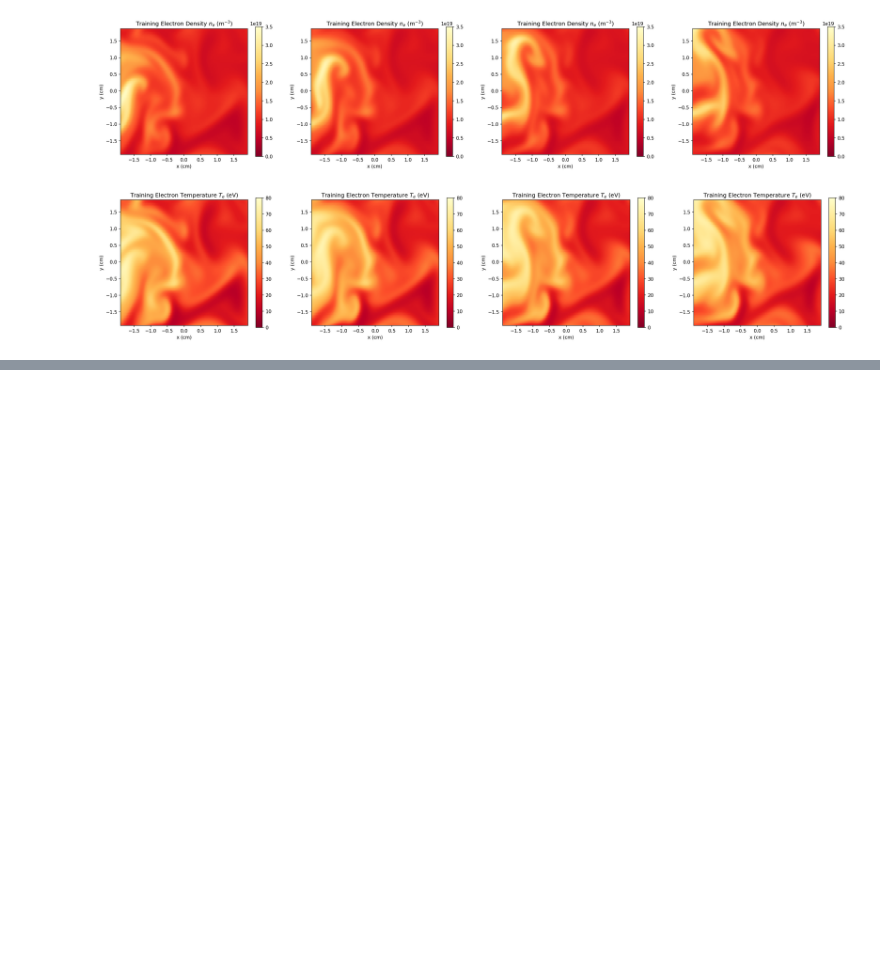
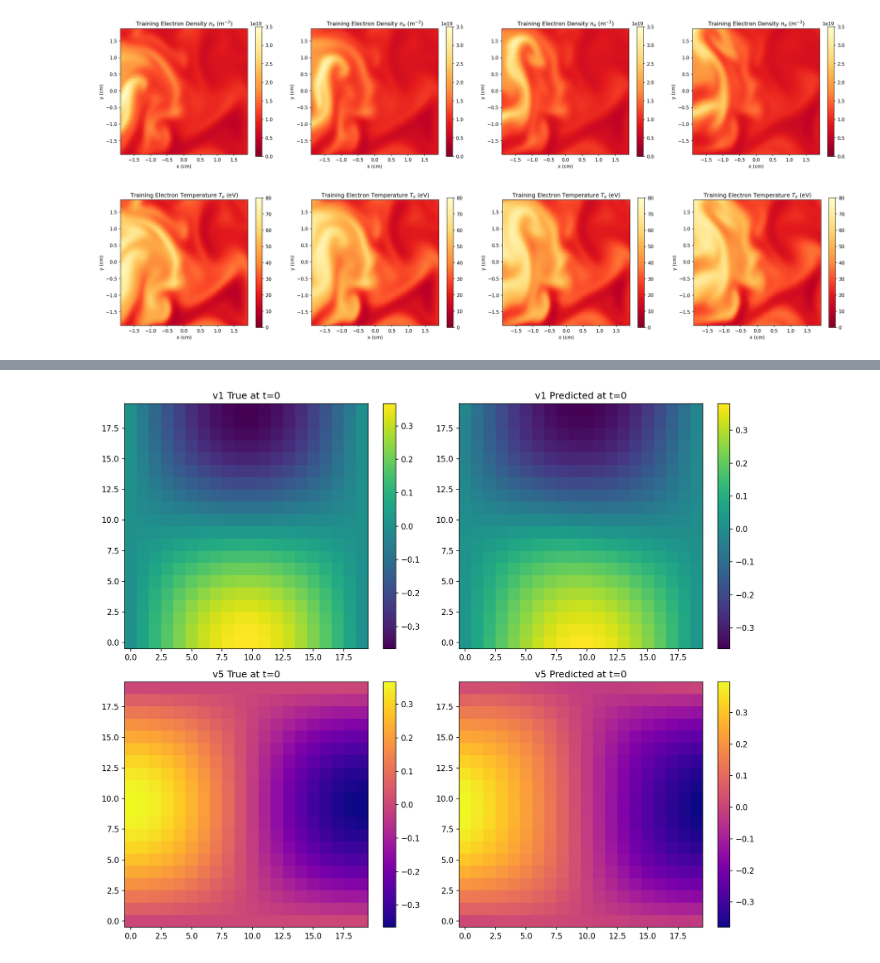
Before and after one commit to fmunguia-wulf/ECE228FinalProject, a Jupyter notebook: train_data.ipynb, the cells around one changed output, grey strips where cells are left out. Cells and saved outputs as stored; diff of their text form; code cells hidden in the pictures; blank space fills up the shorter version.

```diff
--- a/train_data.ipynb
+++ b/train_data.ipynb
@@ -24,7 +27,7 @@ SCATTER_POINT_SIZE = 10
 den_frames = []
 Te_frames = []
 
-vec_to_arr = lambda vec: np.fliplr(vec.reshape(NX,NY,order='F')).T
+vec_to_mat = lambda vec: np.fliplr(vec.reshape(NX,NY,order='F')).T
 
 # Open file object with HDF5 datasets,
 # each of shape (NT*N_FRAME, 1)
@@ -36,20 +39,19 @@ with h5py.File(DATA_FILE_NAME, 'r') as f:
         )
 
         den_frames.append(
-            vec_to_arr(f['y_den'][frame_idxs]) * PLASMA_DENSITY
+            vec_to_mat(f['y_den'][frame_idxs]) * PLASMA_DENSITY
         )
         Te_frames.append(
-            vec_to_arr(f['y_Te'][frame_idxs]) * ELECTRON_TEMP
+            vec_to_mat(f['y_Te'][frame_idxs]) * ELECTRON_TEMP
         )
+        # # Extra, uneeded
+        # t = f['x_t'][frame_idxs[0]] # Time of frame (s?)
+        # z = f['x_z'][frame_idxs] # z location of frame (units?)
+        # Ti = f['y_Ti'][frame_idxs] * ION_TEMP
 
     # Constant grid over time
-    xx = vec_to_arr(f['x_x'][frame_idxs]) * SPACE_FACTOR
-    yy = vec_to_arr(f['x_y'][frame_idxs]) * SPACE_FACTOR
-
-        # # Extra, uneeded
-        # x_t = f['x_t'][frame_idxs]
-        # x_z = f['x_z'][frame_idxs]
-        # y_Ti = f['y_Ti'][frame_idxs] * ION_TEMP
+    xx = vec_to_mat(f['x_x'][frame_idxs]) * SPACE_FACTOR
+    yy = vec_to_mat(f['x_y'][frame_idxs]) * SPACE_FACTOR
 # %%
 x_min = np.min(xx)
 x_max = np.max(xx)
@@ -100,0 +180,42 @@ for i in range(NT):
+# %%
+# Filter t = 0 slice (assumes t_test was from np.meshgrid)
+mask = np.abs(t_test[:, 0] - 1.0) < 1e-6
+x_slice = x_test[mask][:, 0]
+y_slice = y_test[mask][:, 0]
+
+# Determine grid shape
+nx = len(np.unique(x_slice))
+ny = len(np.unique(y_slice))
+
+# Reshape for imshow
+def reshape_field(field_1d):
+    return field_1d.reshape(ny, nx)
+
+v1_true_grid = reshape_field(v1_true_vals[mask][:, 0])
+v1_pred_grid = reshape_field(preds['v1'][mask][:, 0])
+v5_true_grid = reshape_field(v5_true_vals[mask][:, 0])
+v5_pred_grid = reshape_field(preds['v5'][mask][:, 0])
+
+# Plot heatmaps
+fig, axs = plt.subplots(2, 2, figsize=(12, 10))
+
+im0 = axs[0, 0].imshow(v1_true_grid, origin='lower', cmap='viridis', aspect='auto')
+axs[0, 0].set_title("v1 True at t=0")
+plt.colorbar(im0, ax=axs[0, 0])
+
+im1 = axs[0, 1].imshow(v1_pred_grid, origin='lower', cmap='viridis', aspect='auto')
+axs[0, 1].set_title("v1 Predicted at t=0")
+plt.colorbar(im1, ax=axs[0, 1])
+
+im2 = axs[1, 0].imshow(v5_true_grid, origin='lower', cmap='plasma', aspect='auto')
+axs[1, 0].set_title("v5 True at t=0")
+plt.colorbar(im2, ax=axs[1, 0])
+
+im3 = axs[1, 1].imshow(v5_pred_grid, origin='lower', cmap='plasma', aspect='auto')
+axs[1, 1].set_title("v5 Predicted at t=0")
+plt.colorbar(im3, ax=axs[1, 1])
+
+plt.tight_layout()
+plt.show()
+# %% [output]
+[figure, added]
```
Also changed, not shown: parts of 7 cells of this notebook, 4 other files.
